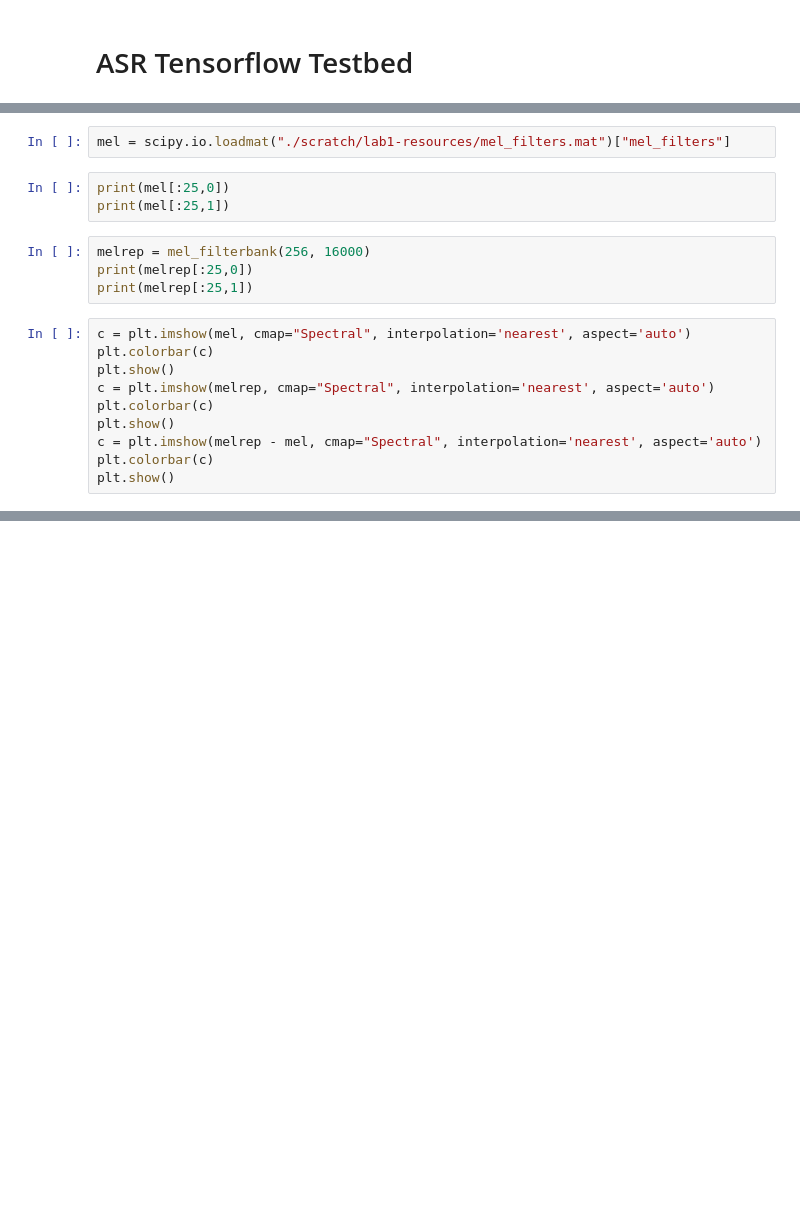
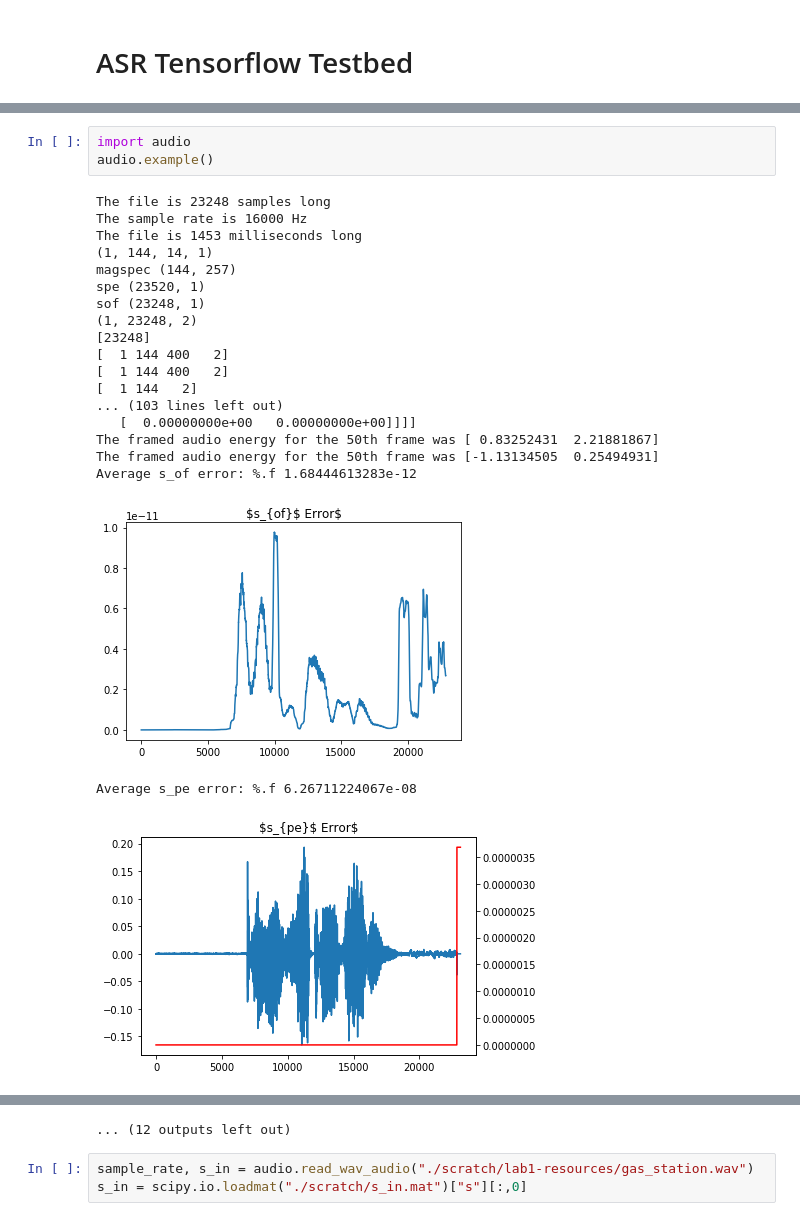
Before and after one commit to kkleidal/kentf, a Jupyter notebook: asr.ipynb, the cells around one changed output, grey strips where cells are left out. Drawn from its saved outputs; the diff is of its cells as text; blank space fills up the shorter version.

```diff
--- a/asr.ipynb
+++ b/asr.ipynb
@@ -449,19 +3,24 @@ Spec size: (1, 1, 144, 257)
-# %%
-mel = scipy.io.loadmat("./scratch/lab1-resources/mel_filters.mat")["mel_filters"]
-# %%
-print(mel[:25,0])
-print(mel[:25,1])
-# %%
-melrep = mel_filterbank(256, 16000)
-print(melrep[:25,0])
-print(melrep[:25,1])
-# %%
-c = plt.imshow(mel, cmap="Spectral", interpolation='nearest', aspect='auto')
-plt.colorbar(c)
-plt.show()
-c = plt.imshow(melrep, cmap="Spectral", interpolation='nearest', aspect='auto')
-plt.colorbar(c)
-plt.show()
-c = plt.imshow(melrep - mel, cmap="Spectral", interpolation='nearest', aspect='auto')
-plt.colorbar(c)
-plt.show()
+# %%
+import audio
+audio.example()
+# %% [output]
+The file is 23248 samples long
+The sample rate is 16000 Hz
+The file is 1453 milliseconds long
+(1, 144, 14, 1)
+magspec (144, 257)
+spe (23520, 1)
+sof (23248, 1)
+(1, 23248, 2)
+[23248]
+[  1 144 400   2]
+[  1 144 400   2]
+[  1 144   2]
+... (103 lines left out)
+   [  0.00000000e+00   0.00000000e+00]]]]
+The framed audio energy for the 50th frame was [ 0.83252431  2.21881867]
+The framed audio energy for the 50th frame was [-1.13134505  0.25494931]
+Average s_of error: %.f 1.68444613283e-12
+[figure, added]
+Average s_pe error: %.f 6.26711224067e-08
+[figure, added]
@@ -467,0 +51,4 @@ plt.show()
+... (12 outputs left out)
+# %%
+sample_rate, s_in = audio.read_wav_audio("./scratch/lab1-resources/gas_station.wav")
+s_in = scipy.io.loadmat("./scratch/s_in.mat")["s"][:,0]
```
Also changed, not shown: parts of 12 cells of this notebook, 4 other files.
